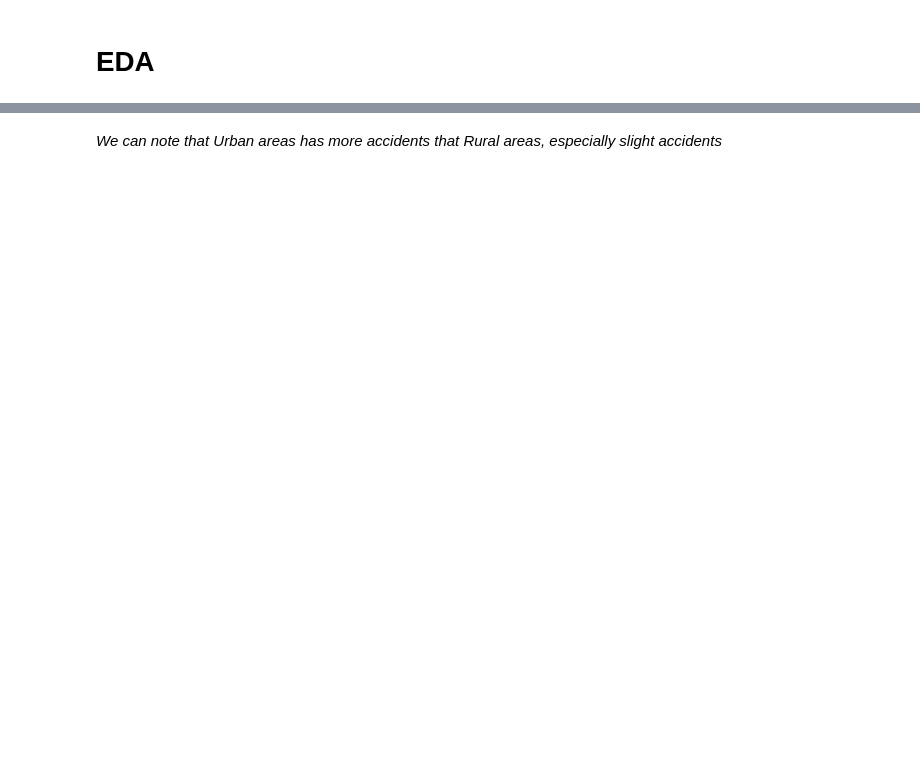
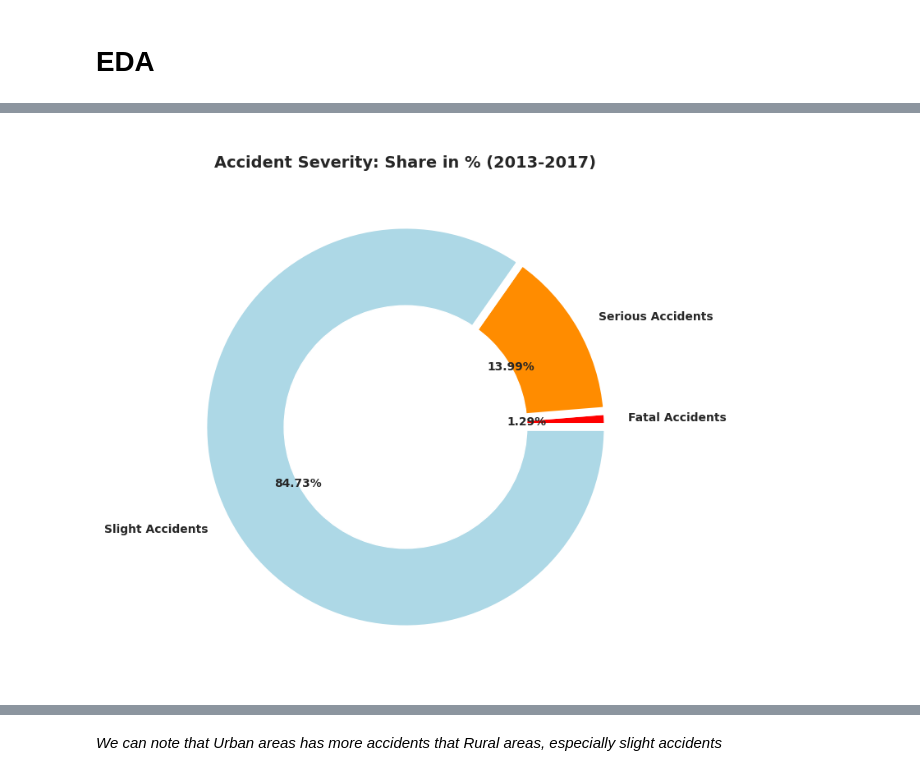
Before and after one commit to DiaaAhmedHassan/dataMiningProject, a Jupyter notebook: accidents.ipynb, the cells around one changed output, grey strips where cells are left out. Saved outputs shown, nothing was run; the diff lists cells and outputs as text; code cells hidden in the pictures; blank space fills up the shorter version.

```diff
--- a/accidents.ipynb
+++ b/accidents.ipynb
@@ -347,0 +157,26 @@ plt.xticks([0, 1])
+# %%
+# assign the data
+fatal   = original_accident_data.Accident_Severity.value_counts()['Fatal']
+serious = original_accident_data.Accident_Severity.value_counts()['Serious']
+slight  = original_accident_data.Accident_Severity.value_counts()['Slight']
+
+names = ['Fatal Accidents','Serious Accidents', 'Slight Accidents']
+size  = [fatal, serious, slight]
+#explode = (0.2, 0, 0)
+
+# create a pie chart
+plt.pie(x=size, labels=names, colors=['red', 'darkorange', 'lightblue'],
+        autopct='%1.2f%%', pctdistance=0.6, textprops=dict(fontweight='bold'),
+        wedgeprops={'linewidth':7, 'edgecolor':'white'})
+
+# create circle for the center of the plot to make the pie look like a donut
+my_circle = plt.Circle((0,0), 0.6, color='white')
+
+# plot the donut chart
+fig = plt.gcf()
+fig.set_size_inches(8,8)
+fig.gca().add_artist(my_circle)
+plt.title('\nAccident Severity: Share in % (2013-2017)', fontsize=14, fontweight='bold')
+plt.show()
+# %% [output]
+[figure, added]
```
Also changed, not shown: parts of 46 cells of this notebook, 1 other file.
